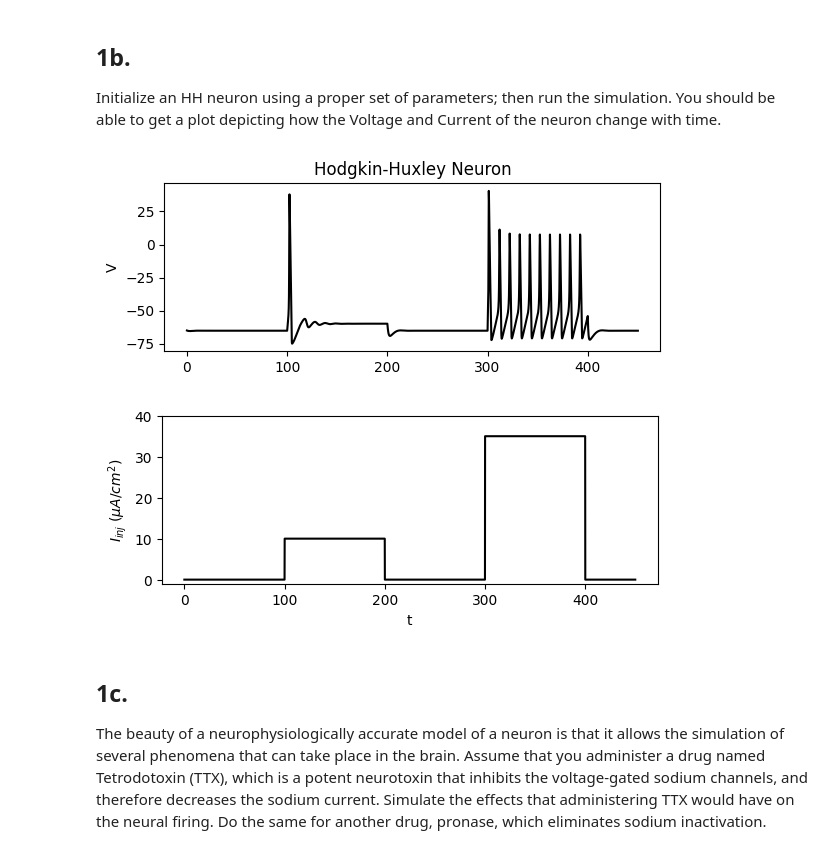
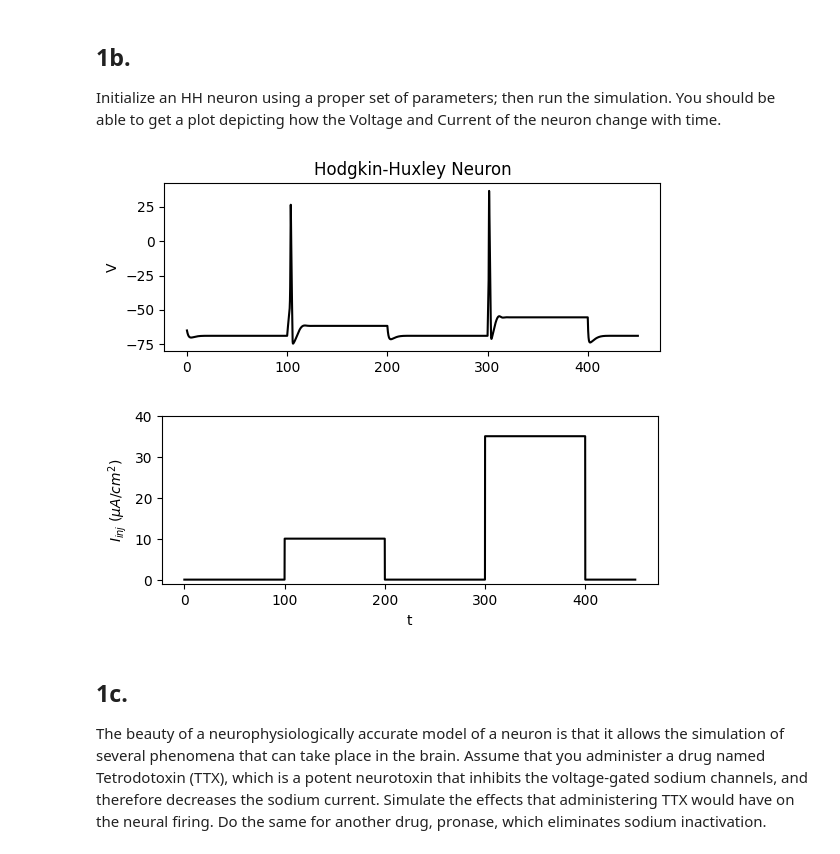
Before and after one commit to harmanpunn/525-BIC, a Jupyter notebook: Assignment 1/Assignment1/Assignment1_Questions.ipynb, the cells around one changed output. Saved outputs shown, nothing was run; the diff lists cells and outputs as text; code cells hidden in the pictures.

```diff
--- a/Assignment 1/Assignment1/Assignment1_Questions.ipynb
+++ b/Assignment 1/Assignment1/Assignment1_Questions.ipynb
@@ -208,11 +208,13 @@ class HodgkinHuxley():
 Initialize an HH neuron using a proper set of parameters; then run the simulation. You should be able to get a plot depicting how the Voltage and Current of the neuron change with time.
 # %%
 #1. Initialize an hh neuron using the class definition above
-hh = HodgkinHuxley(1.0, 100.0, 36.0, 0.3, 50, -77.0, -54.387, 450.0, 0.01)
+# hh = HodgkinHuxley(1.0, 100.0, 36.0, 0.3, 50, -77.0, -54.387, 450.0, 0.01)
+hh = HodgkinHuxley(1.0, 40.0, 35.0, 0.3, 55, -77.0, -65, 450.0, 0.01)
+
 #2. Run the hh neuron simulation
 hh.run()
 # %% [output]
-[figure, old version]
+[figure, new version]
 [figure]
 # %% [markdown]
 ## 1c.
```
Also changed, not shown: parts of 6 cells of this notebook.
